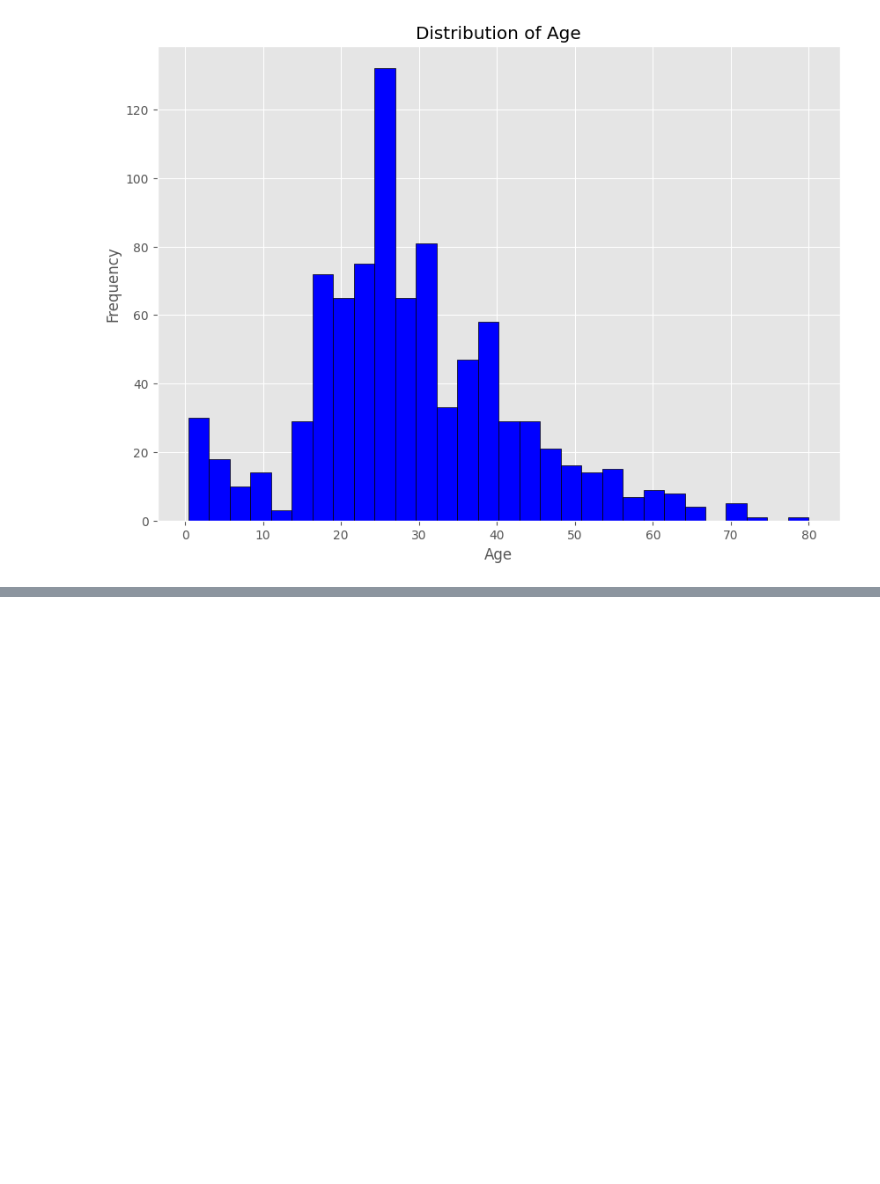
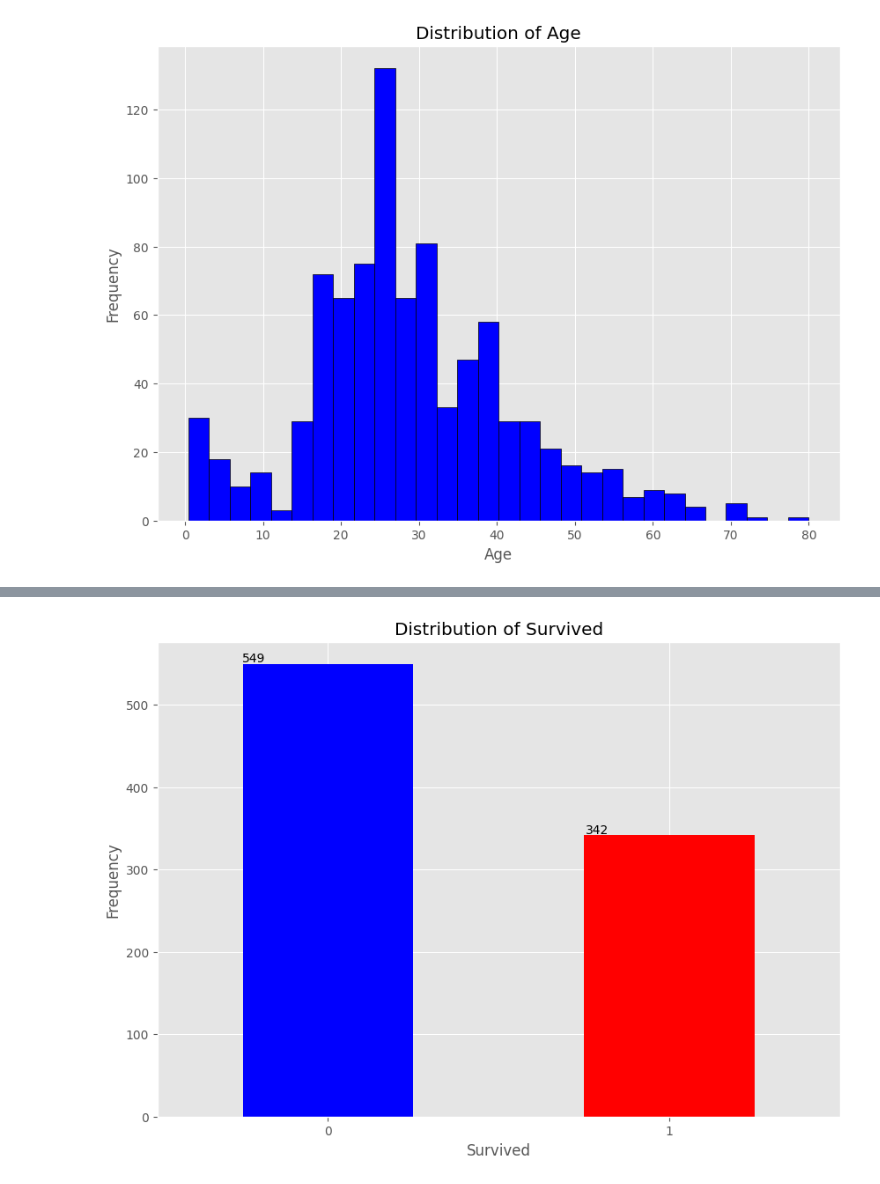
Before and after one commit to JMCoC/ml_engineer_roadmap, a Jupyter notebook: projects/6. TitanicEda/notebooks/titanic_eda.ipynb, the cells around one changed output, grey strips where cells are left out. Saved outputs shown, nothing was run; the diff lists cells and outputs as text; code cells hidden in the pictures; blank space fills up the shorter version.

Commit message:
Doing univariate and multivariate analysis with plots

```diff
--- a/projects/6. TitanicEda/notebooks/titanic_eda.ipynb
+++ b/projects/6. TitanicEda/notebooks/titanic_eda.ipynb
@@ -4,6 +4,7 @@ import seaborn as sns
 import matplotlib.pyplot as plt
 plt.style.use('ggplot')
 pd.set_option('display.max_columns', None)
+plt.style.use('ggplot')
 # %%
 train_df = pd.read_csv('../data/train.csv')
 # %%
@@ -187,0 +203,2 @@ plt.show()
+# %%
+train_df['embarked'] = train_df['embarked'].fillna('S')
@@ -187,0 +221,13 @@ plt.show()
+# %%
+ax = train_df['survived'].value_counts().plot(kind='bar', color=['blue', 'red'], figsize=(10,7))
+plt.title('Distribution of Survived')
+plt.xlabel('Survived')
+plt.ylabel('Frequency')
+plt.xticks(rotation=0)
+
+for p in ax.patches:
+    ax.annotate(str(p.get_height()), (p.get_x() * 1.005, p.get_height() * 1.005))
+
+plt.show()
+# %% [output]
+[figure, added]
```
Also changed, not shown: parts of 13 cells of this notebook.
